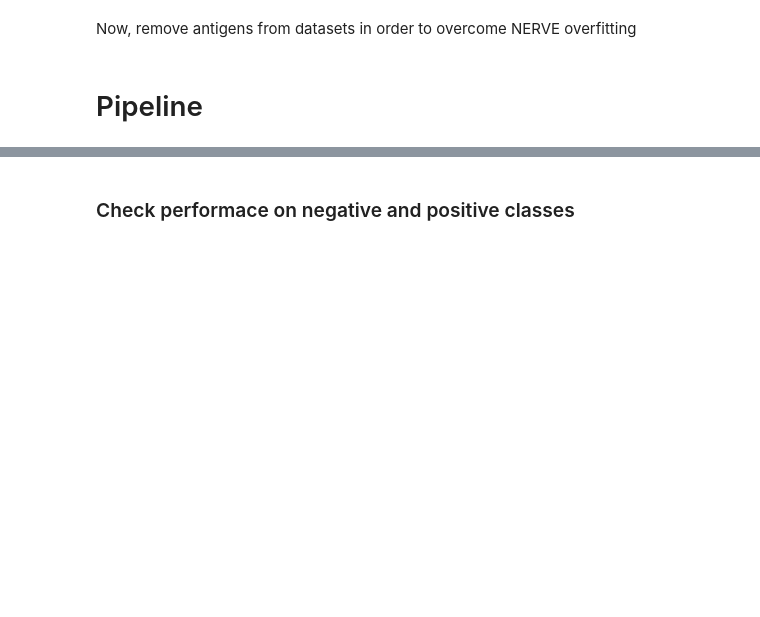
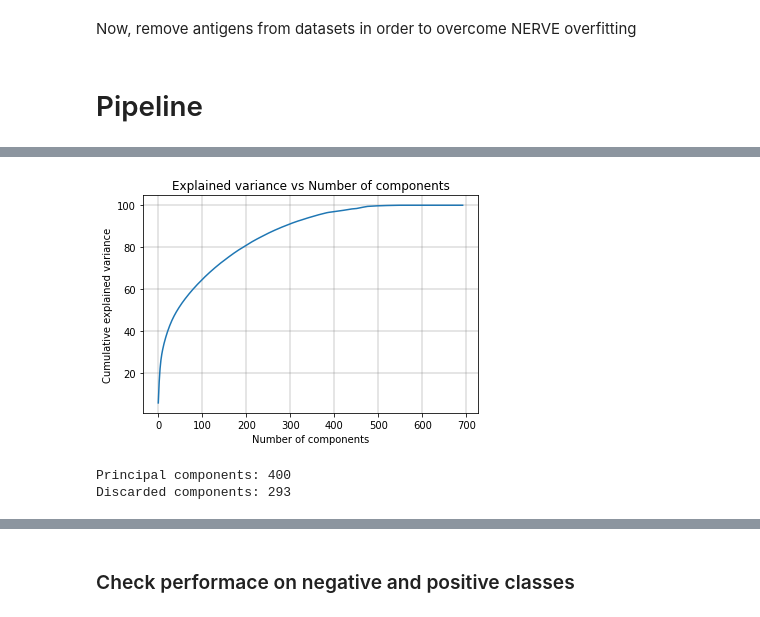
Before and after one commit to nicolagulmini/virulent_factor_classification, a Jupyter notebook: Virulent_training.ipynb, the cells around one changed output, grey strips where cells are left out. Cells and saved outputs as stored; diff of their text form; code cells hidden in the pictures; blank space fills up the shorter version.

```diff
--- a/Virulent_training.ipynb
+++ b/Virulent_training.ipynb
@@ -123,7 +135,0 @@ y_neg = numpy.array([0. for _ in range(neg_datasets[0].shape[0])])
-# %%
-datasets = []
-for i in range(len(pos_datasets)):
-    datasets.append(
-        numpy.concatenate((pos_datasets[i], neg_datasets[i]), axis=0)
-    )
-y = numpy.concatenate((y_pos, y_neg), axis=0)
@@ -130,6 +170,6 @@ y = numpy.concatenate((y_pos, y_neg), axis=0)
 # %%
-numpy.random.seed(42)
+# permutation
+y = numpy.concatenate((y_pos, y_neg), axis=0)
 c = numpy.random.permutation(numpy.arange(y.shape[0]))
-for i in range(len(pos_datasets)):
-    datasets[i] = datasets[i][c]
 y = y[c]
+X = X[c]
@@ -173,0 +201,39 @@ class neural_network:
+# %%
+# PCA
+
+stdX = numpy.zeros(X_train.shape)
+for j in range(X_train.shape[1]):
+    column = X_train[:,j]
+    stdX[:,j] = (column - numpy.mean(column)) / numpy.std(column)
+
+covariance_matrix = numpy.cov(stdX.T)
+
+eigen_values, eigen_vectors = numpy.linalg.eig(covariance_matrix)
+eigen_values = numpy.real(eigen_values)
+eigen_vectors = numpy.real(eigen_vectors)
+
+variance_explained = []
+for i in eigen_values:
+    variance_explained.append((i/sum(eigen_values))*100)
+
+cumulative_variance_explained = numpy.cumsum(variance_explained)
+# %%
+plt.title("Explained variance vs Number of components")
+
+plt.xlabel("Number of components")
+plt.ylabel("Cumulative explained variance")
+plt.grid(color='gray', linewidth=.4)
+
+plt.plot(range(len(cumulative_variance_explained)), cumulative_variance_explained)
+
+plt.show()
+#plt.savefig('Explained variance.png')
+# %% [output]
+[figure, added]
+# %%
+K = 400 # more or less like adhesin
+print('Principal components:', K)
+print('Discarded components:', columns-K)
+# %% [output]
+Principal components: 400
+Discarded components: 293
```
Also changed, not shown: parts of 21 cells of this notebook.
